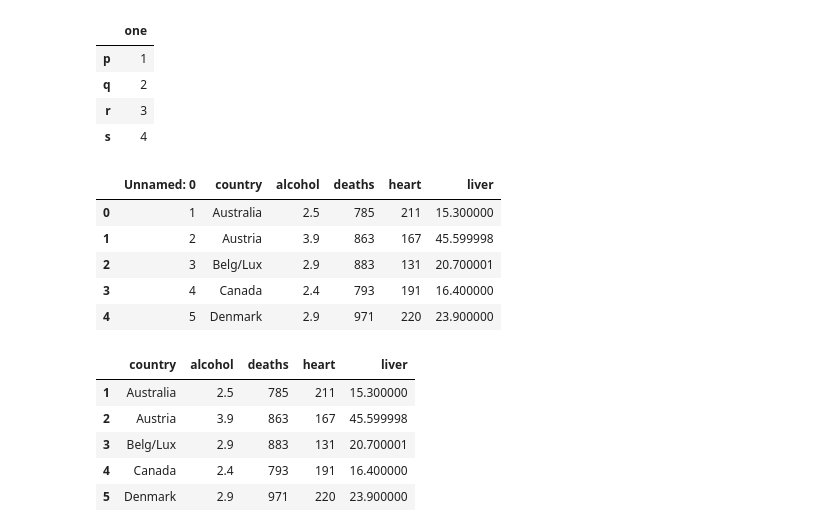
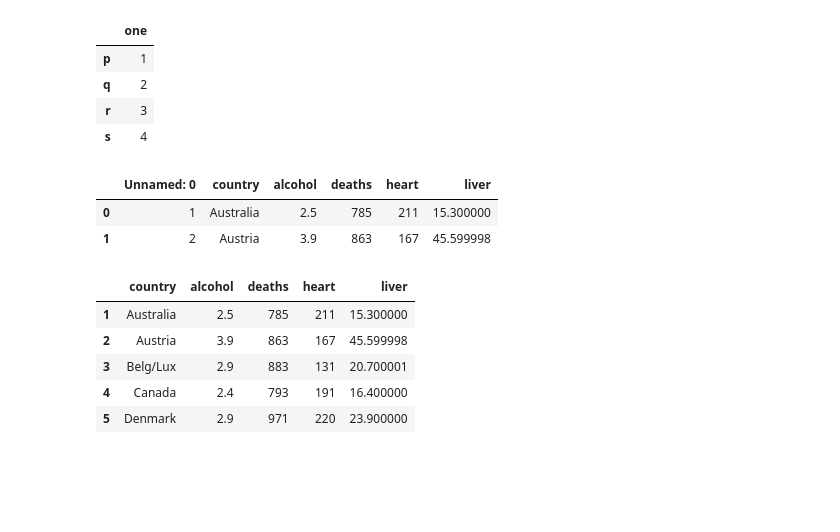
Before and after one commit to sara-02/pradarshan, a Jupyter notebook: pandas_basic/py1.ipynb, the cells around one changed output. Drawn from its saved outputs; the diff is of its cells as text; code cells hidden in the pictures; blank space fills up the shorter version.

```diff
--- a/pandas_basic/py1.ipynb
+++ b/pandas_basic/py1.ipynb
@@ -73,14 +73,11 @@ df1
 df2 = pd.read_csv("wine.csv")
 #dataframe_name = pd.read_<format>(filename)
 # %%
-df2.head(5)
+df2.head(2)
 # %% [output]
 |  | Unnamed: 0 | country | alcohol | deaths | heart | liver |
 | 0 | 1 | Australia | 2.5 | 785 | 211 | 15.300000 |
 | 1 | 2 | Austria | 3.9 | 863 | 167 | 45.599998 |
-| 2 | 3 | Belg/Lux | 2.9 | 883 | 131 | 20.700001 |
-| 3 | 4 | Canada | 2.4 | 793 | 191 | 16.400000 |
-| 4 | 5 | Denmark | 2.9 | 971 | 220 | 23.900000 |
 # %%
 df2 = pd.read_csv("wine.csv", index_col='Unnamed: 0')
 df2.head(5)
```
Also changed, not shown: 7 other files.
